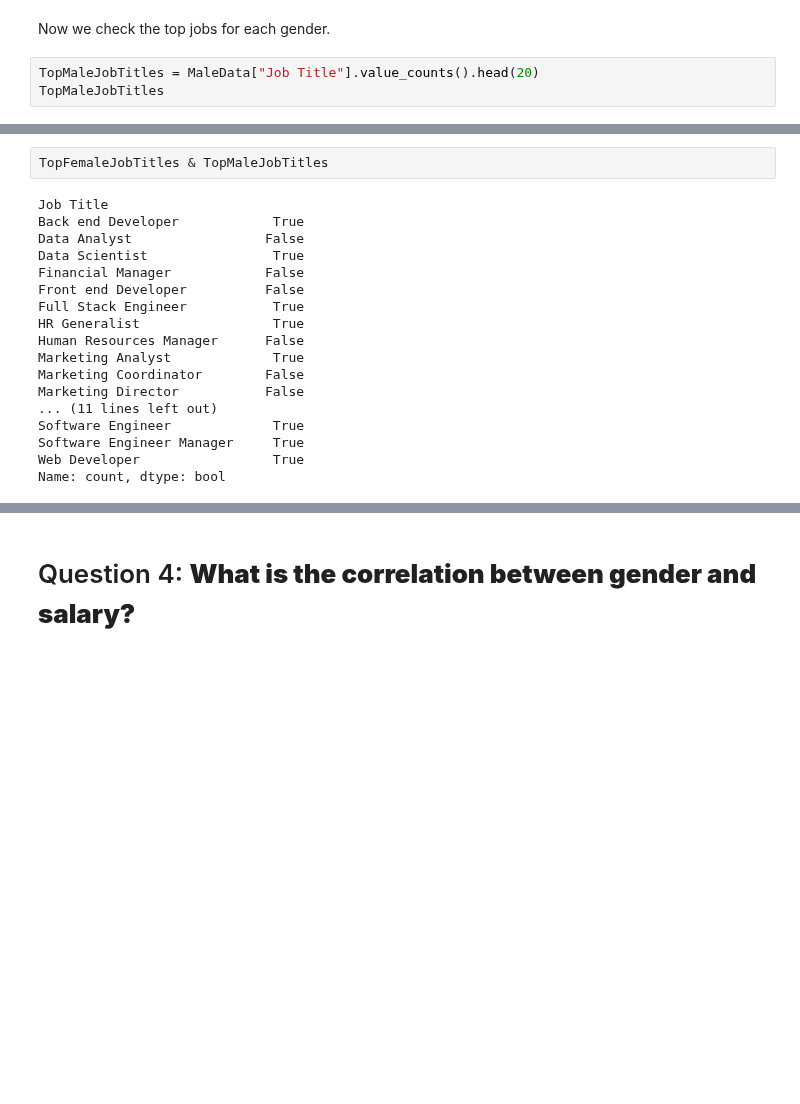
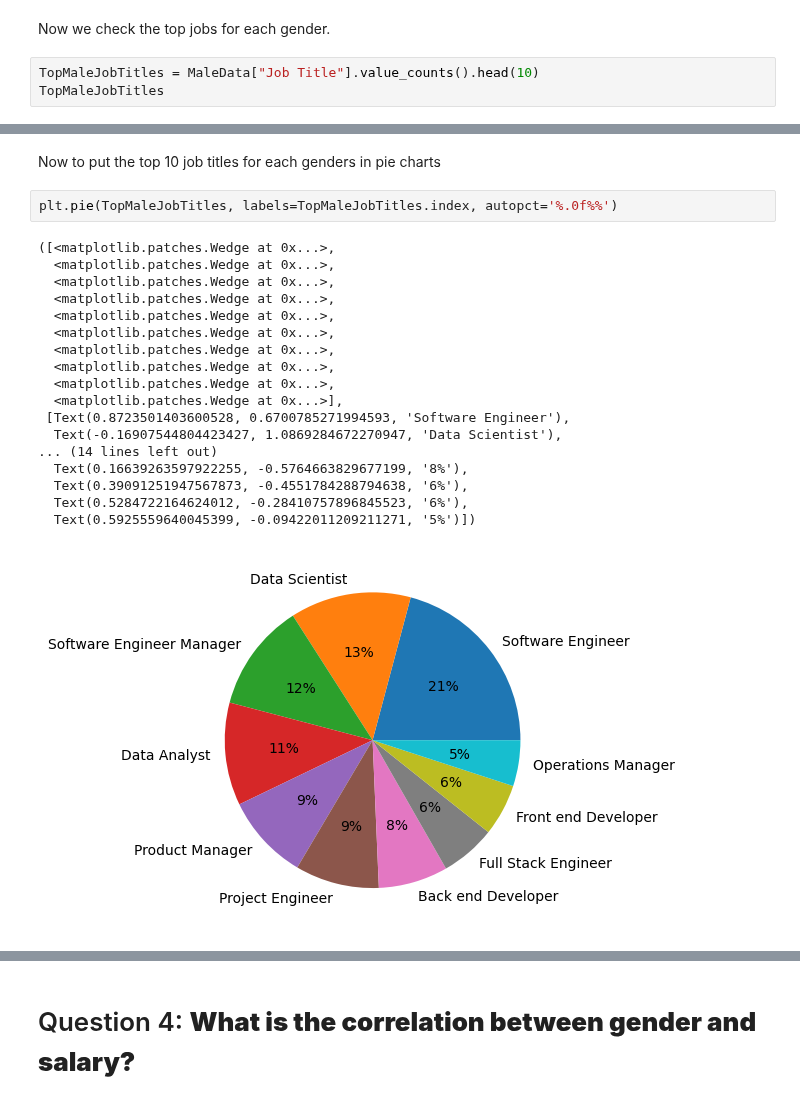
Before and after one commit to AbhijayPaul/HackTheHood-Final, a Jupyter notebook: HtHFinal.ipynb, the cells around one changed output, grey strips where cells are left out. Saved outputs shown, nothing was run; the diff lists cells and outputs as text; blank space fills up the shorter version.

```diff
--- a/HtHFinal.ipynb
+++ b/HtHFinal.ipynb
@@ -198,7 +195,7 @@ FemaleData = salaryData.loc[salaryData["Gender"] == "Female"]
 # %% [markdown]
 Now we check the top jobs for each gender.
 # %%
-TopMaleJobTitles = MaleData["Job Title"].value_counts().head(20)
+TopMaleJobTitles = MaleData["Job Title"].value_counts().head(10)
 TopMaleJobTitles
 # %% [output]
 Job Title
@@ -241,21 +228,24 @@ HR Generalist                 55
 Name: count, dtype: int64
-# %%
-TopFemaleJobTitles & TopMaleJobTitles
-# %% [output]
-Job Title
-Back end Developer            True
-Data Analyst                 False
-Data Scientist                True
-Financial Manager            False
-Front end Developer          False
-Full Stack Engineer           True
-HR Generalist                 True
-Human Resources Manager      False
-Marketing Analyst             True
-Marketing Coordinator        False
-Marketing Director           False
-... (11 lines left out)
-Software Engineer             True
-Software Engineer Manager     True
-Web Developer                 True
-Name: count, dtype: bool
+# %% [markdown]
+Now to put the top 10 job titles for each genders in pie charts
+# %%
+plt.pie(TopMaleJobTitles, labels=TopMaleJobTitles.index, autopct='%.0f%%')
+# %% [output]
+([<matplotlib.patches.Wedge at 0x...>,
+  <matplotlib.patches.Wedge at 0x...>,
+  <matplotlib.patches.Wedge at 0x...>,
+  <matplotlib.patches.Wedge at 0x...>,
+  <matplotlib.patches.Wedge at 0x...>,
+  <matplotlib.patches.Wedge at 0x...>,
+  <matplotlib.patches.Wedge at 0x...>,
+  <matplotlib.patches.Wedge at 0x...>,
+  <matplotlib.patches.Wedge at 0x...>,
+  <matplotlib.patches.Wedge at 0x...>],
+ [Text(0.8723501403600528, 0.6700785271994593, 'Software Engineer'),
+  Text(-0.16907544804423427, 1.0869284672270947, 'Data Scientist'),
+... (14 lines left out)
+  Text(0.16639263597922255, -0.5764663829677199, '8%'),
+  Text(0.39091251947567873, -0.4551784288794638, '6%'),
+  Text(0.5284722164624012, -0.28410757896845523, '6%'),
+  Text(0.5925559640045399, -0.09422011209211271, '5%')])
+[figure, added]
```
Also changed, not shown: parts of 4 cells of this notebook.
